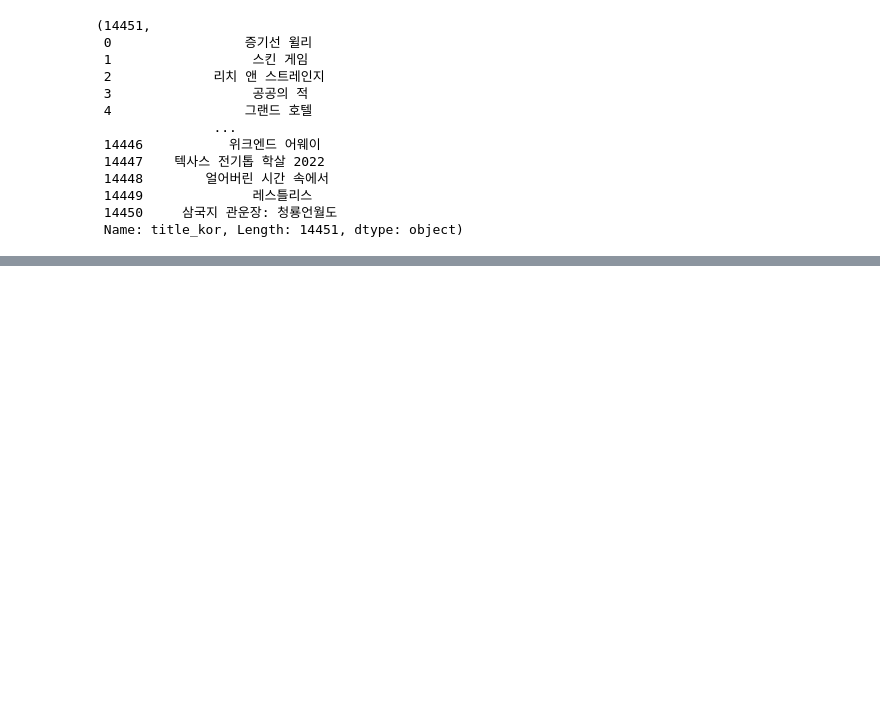
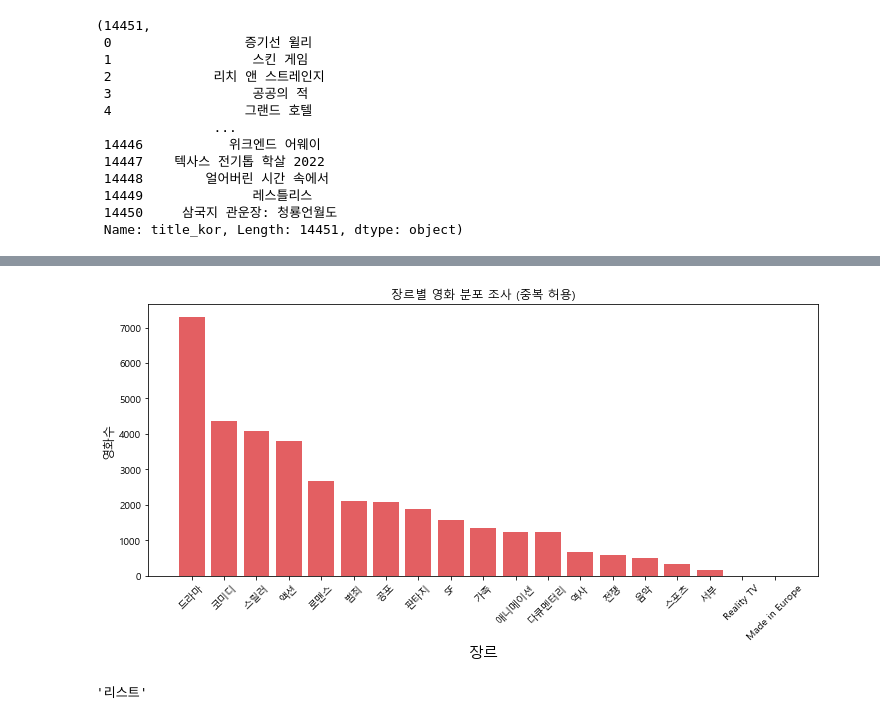
Before and after one commit to 0jipy/project_JI, a Jupyter notebook: 0.Model/02.M1_total.ipynb, the cells around one changed output, grey strips where cells are left out. Saved outputs shown, nothing was run; the diff lists cells and outputs as text; code cells hidden in the pictures; blank space fills up the shorter version.

```diff
--- a/0.Model/02.M1_total.ipynb
+++ b/0.Model/02.M1_total.ipynb
@@ -693,0 +783,6 @@ mmm
+# %%
+df_g = pd.DataFrame(list(idx.items()),
+        columns=['Category_id', 'genre'],
+        index=None)
+df_g['Count_jenre'] = g  # 장르 개수 카운트한 컬럼 합치기
+df_g.sort_values(by=['Count_jenre'], ascending=False, inplace=True)
@@ -693,0 +852,29 @@ mmm
+# %%
+import matplotlib.pyplot as plt
+import numpy as np
+
+# 한글 폰트 사용을 위해서 세팅
+from matplotlib import font_manager, rc
+font_path = "C:/Windows/Fonts/malgun.ttf"
+font = font_manager.FontProperties(fname=font_path).get_name()
+rc('font', family=font)
+
+plt.figure(figsize=(12,5))
+plt.title('장르별 영화 분포 조사 (중복 허용)')
+# x = np.arange(3)
+x = df_g['genre']
+years = [ c for c in df_g['genre'].values]
+# values = [100, 400, 900]
+values = df_g['Count_jenre']
+
+# plt.bar(x, values, color=['r', 'g', 'b'])
+# plt.bar(x, values, color='dodgerblue')
+# plt.bar(x, values, color='C2')
+plt.bar(x, values, color='#e35f62')
+plt.xticks(x, years, rotation=45)
+plt.xlabel('장르',size=15)
+plt.ylabel('영화수',size=12)
+
+plt.show()
+# %% [output]
+[figure, added]
@@ -693,0 +883,4 @@ mmm
+# %%
+['리스트','1번','2번'][0]
+# %% [output]
+'리스트'
```
Also changed, not shown: parts of 28 cells of this notebook.
